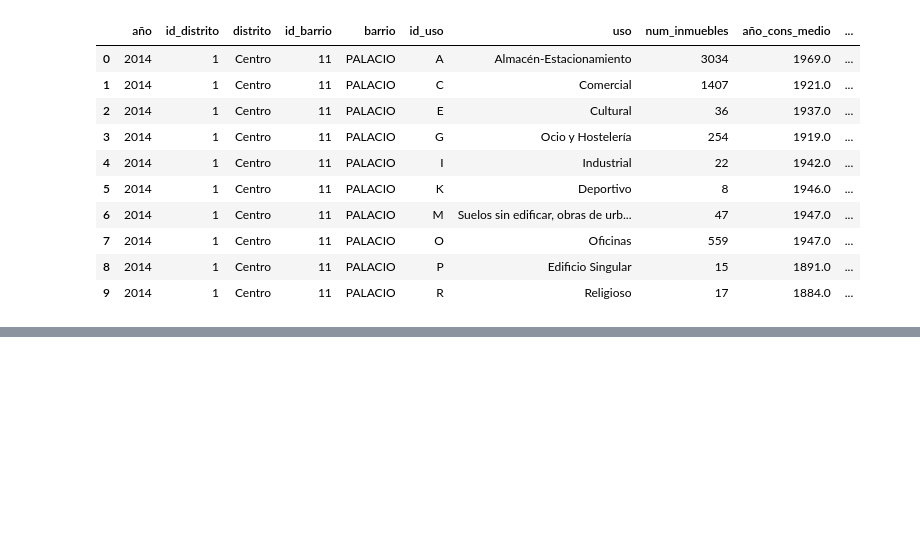
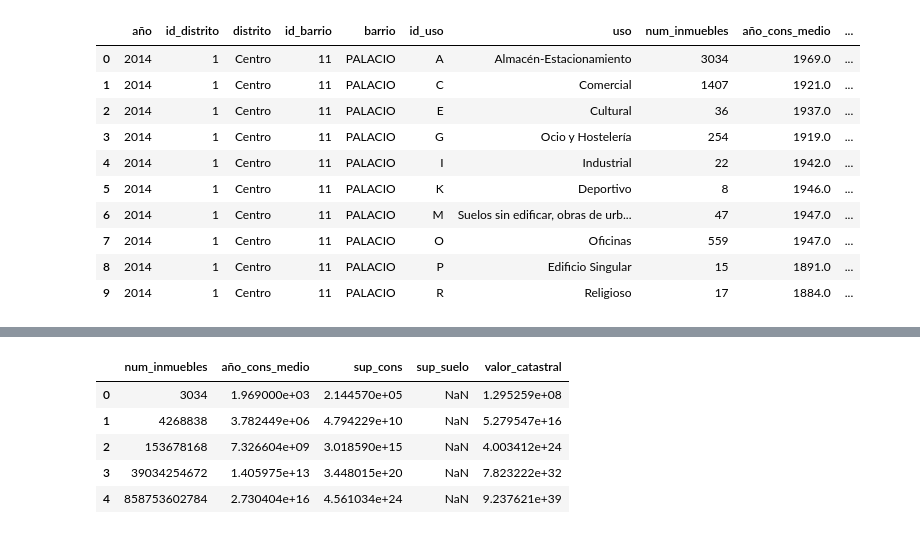
Before and after one commit to yanaySG/proyecto_python_AFI, a Jupyter notebook: Lecciones/3-pandas-notebooks/4. Preparacion y exploracion de datos.ipynb, the cells around one changed output, grey strips where cells are left out. Cells and saved outputs as stored; diff of their text form; code cells hidden in the pictures; blank space fills up the shorter version.

```diff
--- a/Lecciones/3-pandas-notebooks/4. Preparacion y exploracion de datos.ipynb
+++ b/Lecciones/3-pandas-notebooks/4. Preparacion y exploracion de datos.ipynb
@@ -226,0 +350,9 @@ Imputación de valores por valor siguiente (por columnas)
+# %%
+catastro[['num_inmuebles','año_cons_medio','sup_cons','sup_suelo','valor_catastral']].head().cumprod()
+# %% [output]
+|  | num_inmuebles | año_cons_medio | sup_cons | sup_suelo | valor_catastral |
+| 0 | 3034 | 1.969000e+03 | 2.144570e+05 | NaN | 1.295259e+08 |
+| 1 | 4268838 | 3.782449e+06 | 4.794229e+10 | NaN | 5.279547e+16 |
+| 2 | 153678168 | 7.326604e+09 | 3.018590e+15 | NaN | 4.003412e+24 |
+| 3 | 39034254672 | 1.405975e+13 | 3.448015e+20 | NaN | 7.823222e+32 |
+| 4 | 858753602784 | 2.730404e+16 | 4.561034e+24 | NaN | 9.237621e+39 |
```
Also changed, not shown: parts of 10 cells of this notebook.
